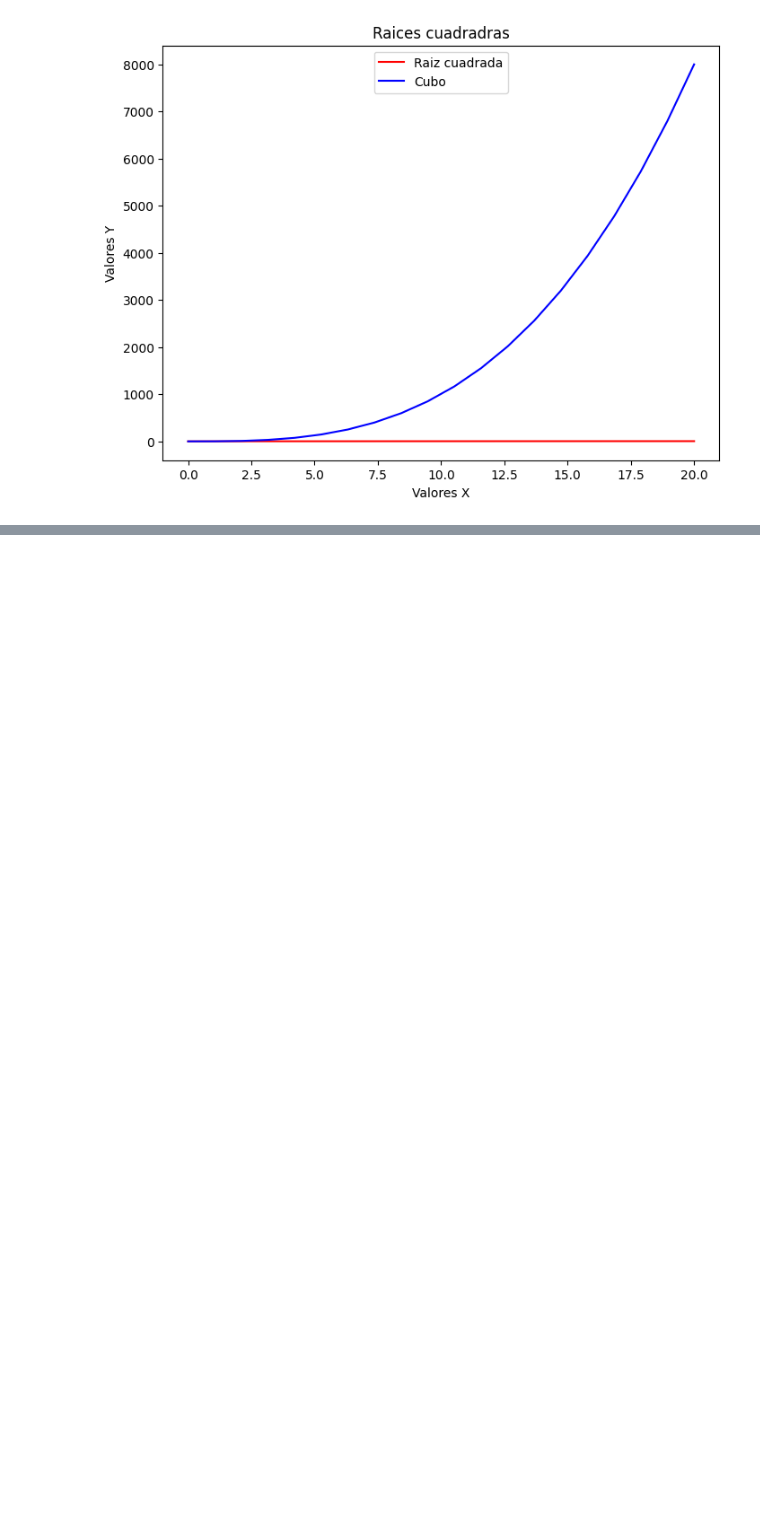
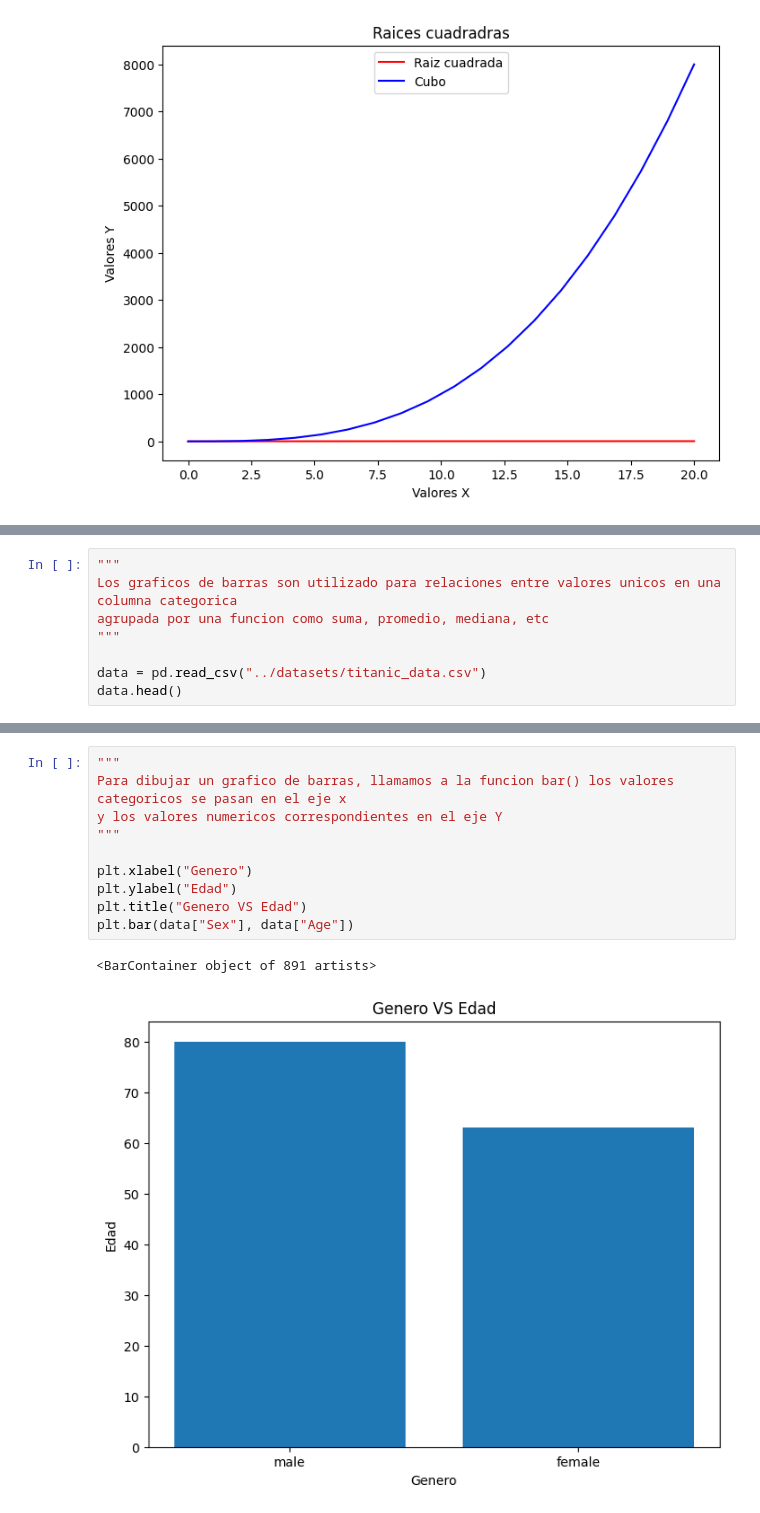
Before and after one commit to rhodlib/cdd_docs, a Jupyter notebook: book/03_data_visualization_with_matplotlib.ipynb, the cells around one changed output, grey strips where cells are left out. Saved outputs shown, nothing was run; the diff lists cells and outputs as text; blank space fills up the shorter version.

```diff
--- a/book/03_data_visualization_with_matplotlib.ipynb
+++ b/book/03_data_visualization_with_matplotlib.ipynb
@@ -103,0 +167,8 @@ plt.legend(loc="upper center")
+# %%
+"""
+Los graficos de barras son utilizado para relaciones entre valores unicos en una columna categorica
+agrupada por una funcion como suma, promedio, mediana, etc
+"""
+
+data = pd.read_csv("../datasets/titanic_data.csv")
+data.head()
@@ -103,0 +182,13 @@ plt.legend(loc="upper center")
+# %%
+"""
+Para dibujar un grafico de barras, llamamos a la funcion bar() los valores categoricos se pasan en el eje x
+y los valores numericos correspondientes en el eje Y
+"""
+
+plt.xlabel("Genero")
+plt.ylabel("Edad")
+plt.title("Genero VS Edad")
+plt.bar(data["Sex"], data["Age"])
+# %% [output]
+<BarContainer object of 891 artists>
+[figure, added]
```
Also changed, not shown: parts of 30 cells of this notebook.
